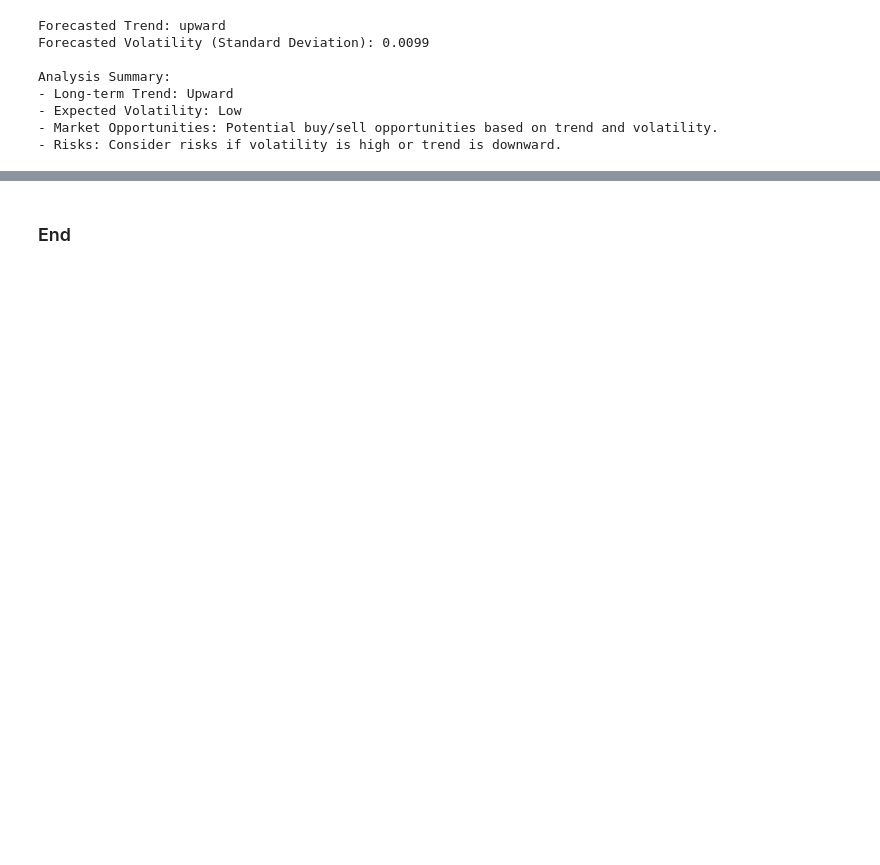
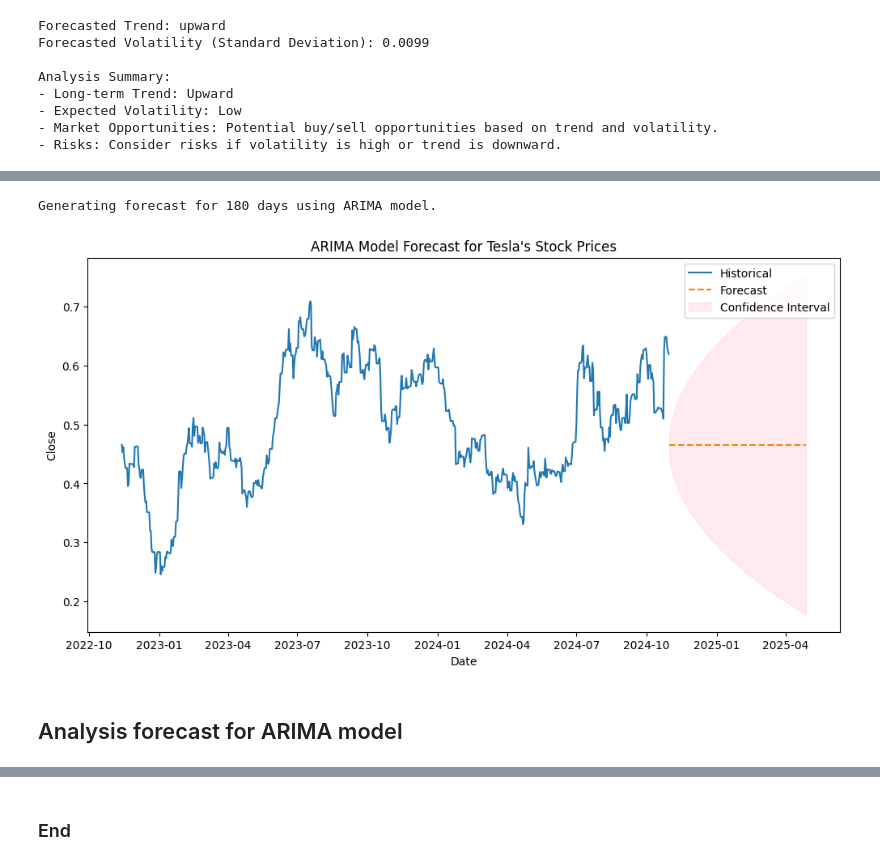
Before and after one commit to getahunTiruneh/GMF-Portfolio-Optimization, a Jupyter notebook: notebooks/model_forcast.ipynb, the cells around one changed output, grey strips where cells are left out. Cells and saved outputs as stored; diff of their text form; code cells hidden in the pictures; blank space fills up the shorter version.

Commit message:
add forecast for ARIMA also

```diff
--- a/notebooks/model_forcast.ipynb
+++ b/notebooks/model_forcast.ipynb
@@ -101,0 +108,2 @@ Analysis Summary:
+# %%
+forecaster.train_arima()
@@ -101,0 +128,12 @@ Analysis Summary:
+# %%
+market_forecaster1 = MarketForecaster(forecaster, model_name='ARIMA', forecast_periods=180)
+# %%
+forecast1 = market_forecaster1.generate_forecast()
+# %% [output]
+Generating forecast for 180 days using ARIMA model.
+# %%
+market_forecaster1.plot_forecast(forecast1)
+# %% [output]
+[figure, added]
+# %% [markdown]
+## Analysis forecast for ARIMA model
```
Also changed, not shown: parts of 5 cells of this notebook.
